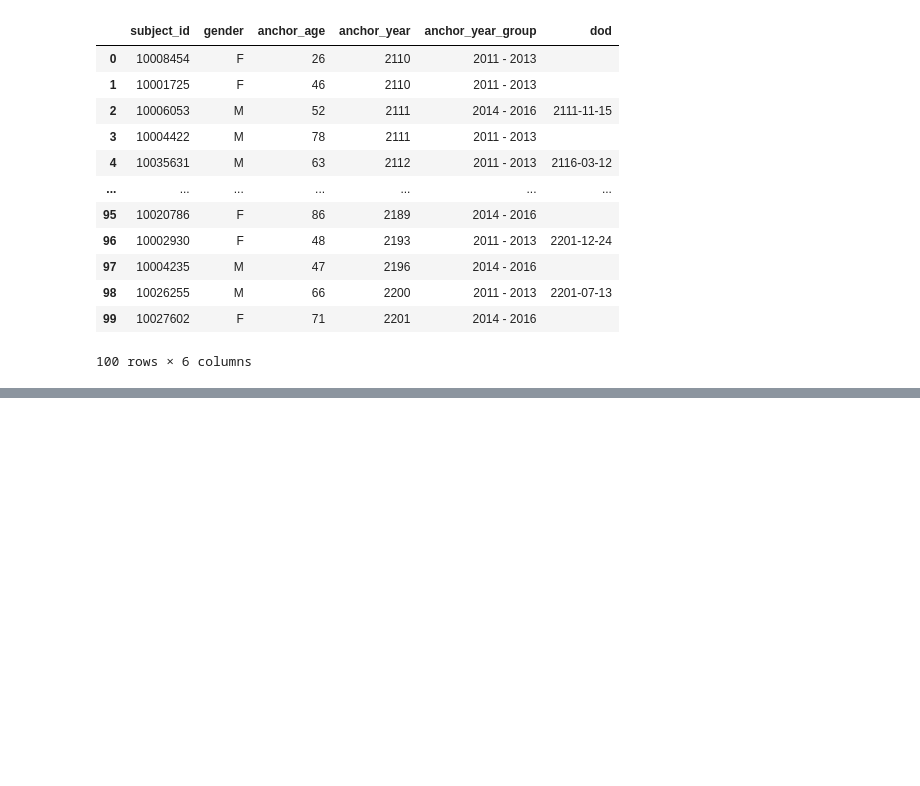
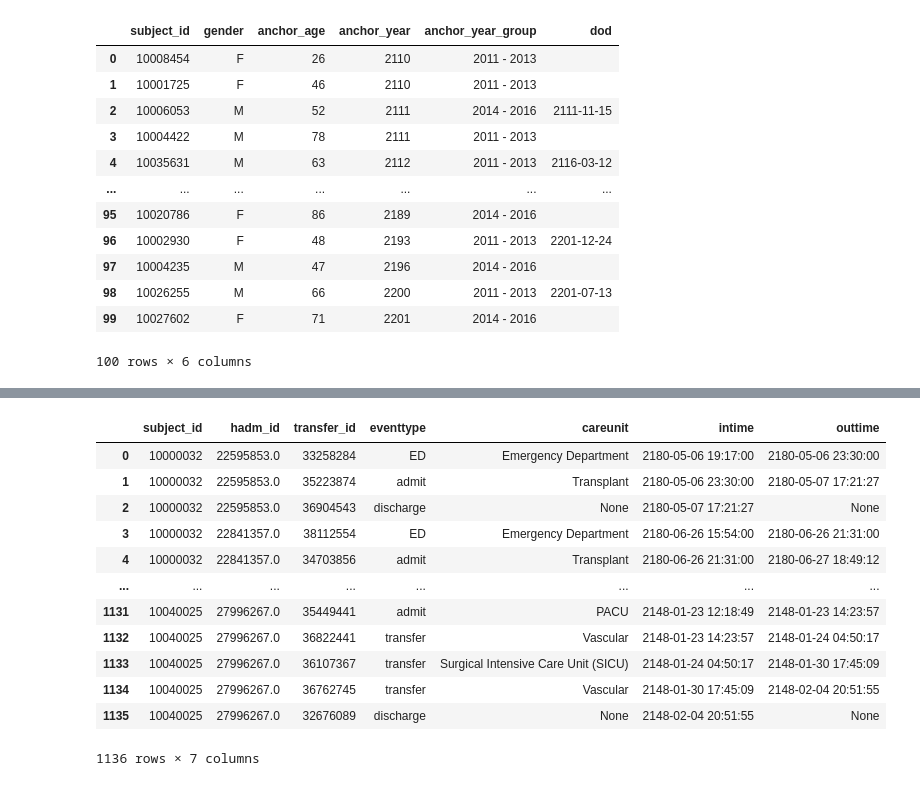
Before and after one commit to kkkarnav/MIMIC, a Jupyter notebook: 1_data_creation.ipynb, the cells around one changed output, grey strips where cells are left out. Drawn from its saved outputs; the diff is of its cells as text; code cells hidden in the pictures; blank space fills up the shorter version.

```diff
--- a/1_data_creation.ipynb
+++ b/1_data_creation.ipynb
@@ -156,0 +136,17 @@ patients
+# %%
+transfer_df = normalize_jsons(df["transfers"], ["subject_id", "hadm_id", "transfer_id"], ["subject_id", "intime"])
+transfer_df
+# %% [output]
+|  | subject_id | hadm_id | transfer_id | eventtype | careunit | intime | outtime |
+| 0 | 10000032 | 22595853.0 | 33258284 | ED | Emergency Department | 2180-05-06 19:17:00 | 2180-05-06 23:30:00 |
+| 1 | 10000032 | 22595853.0 | 35223874 | admit | Transplant | 2180-05-06 23:30:00 | 2180-05-07 17:21:27 |
+| 2 | 10000032 | 22595853.0 | 36904543 | discharge | None | 2180-05-07 17:21:27 | None |
+| 3 | 10000032 | 22841357.0 | 38112554 | ED | Emergency Department | 2180-06-26 15:54:00 | 2180-06-26 21:31:00 |
+| 4 | 10000032 | 22841357.0 | 34703856 | admit | Transplant | 2180-06-26 21:31:00 | 2180-06-27 18:49:12 |
+| ... | ... | ... | ... | ... | ... | ... | ... |
+| 1131 | 10040025 | 27996267.0 | 35449441 | admit | PACU | 2148-01-23 12:18:49 | 2148-01-23 14:23:57 |
+| 1132 | 10040025 | 27996267.0 | 36822441 | transfer | Vascular | 2148-01-23 14:23:57 | 2148-01-24 04:50:17 |
+| 1133 | 10040025 | 27996267.0 | 36107367 | transfer | Surgical Intensive Care Unit (SICU) | 2148-01-24 04:50:17 | 2148-01-30 17:45:09 |
+| 1134 | 10040025 | 27996267.0 | 36762745 | transfer | Vascular | 2148-01-30 17:45:09 | 2148-02-04 20:51:55 |
+| 1135 | 10040025 | 27996267.0 | 32676089 | discharge | None | 2148-02-04 20:51:55 | None |
+1136 rows × 7 columns
```
Also changed, not shown: parts of 16 cells of this notebook.
